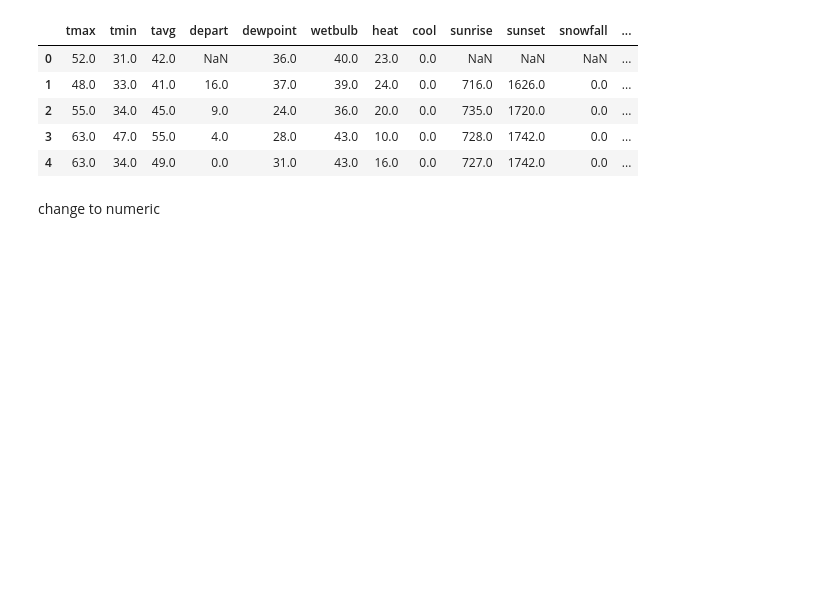
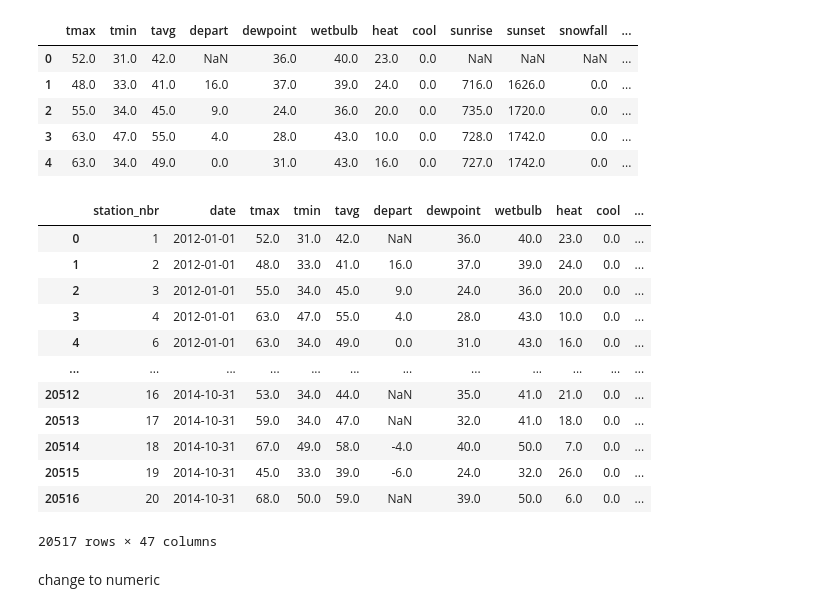
Before and after one commit to T-Sunm/sales_forecasting_xai, a Jupyter notebook: notebooks/wallmart_data/01_preprocessing.ipynb, the cells around one changed output. Cells and saved outputs as stored; diff of their text form; code cells hidden in the pictures; blank space fills up the shorter version.

```diff
--- a/notebooks/wallmart_data/01_preprocessing.ipynb
+++ b/notebooks/wallmart_data/01_preprocessing.ipynb
@@ -374,6 +374,22 @@ df_weather_processed[col_list].head()
 | 2 | 55.0 | 34.0 | 45.0 | 9.0 | 24.0 | 36.0 | 20.0 | 0.0 | 735.0 | 1720.0 | 0.0 | ... |
 | 3 | 63.0 | 47.0 | 55.0 | 4.0 | 28.0 | 43.0 | 10.0 | 0.0 | 728.0 | 1742.0 | 0.0 | ... |
 | 4 | 63.0 | 34.0 | 49.0 | 0.0 | 31.0 | 43.0 | 16.0 | 0.0 | 727.0 | 1742.0 | 0.0 | ... |
+# %%
+df_weather_processed
+# %% [output]
+|  | station_nbr | date | tmax | tmin | tavg | depart | dewpoint | wetbulb | heat | cool | ... |
+| 0 | 1 | 2012-01-01 | 52.0 | 31.0 | 42.0 | NaN | 36.0 | 40.0 | 23.0 | 0.0 | ... |
+| 1 | 2 | 2012-01-01 | 48.0 | 33.0 | 41.0 | 16.0 | 37.0 | 39.0 | 24.0 | 0.0 | ... |
+| 2 | 3 | 2012-01-01 | 55.0 | 34.0 | 45.0 | 9.0 | 24.0 | 36.0 | 20.0 | 0.0 | ... |
+| 3 | 4 | 2012-01-01 | 63.0 | 47.0 | 55.0 | 4.0 | 28.0 | 43.0 | 10.0 | 0.0 | ... |
+| 4 | 6 | 2012-01-01 | 63.0 | 34.0 | 49.0 | 0.0 | 31.0 | 43.0 | 16.0 | 0.0 | ... |
+| ... | ... | ... | ... | ... | ... | ... | ... | ... | ... | ... | ... |
+| 20512 | 16 | 2014-10-31 | 53.0 | 34.0 | 44.0 | NaN | 35.0 | 41.0 | 21.0 | 0.0 | ... |
+| 20513 | 17 | 2014-10-31 | 59.0 | 34.0 | 47.0 | NaN | 32.0 | 41.0 | 18.0 | 0.0 | ... |
+| 20514 | 18 | 2014-10-31 | 67.0 | 49.0 | 58.0 | -4.0 | 40.0 | 50.0 | 7.0 | 0.0 | ... |
+| 20515 | 19 | 2014-10-31 | 45.0 | 33.0 | 39.0 | -6.0 | 24.0 | 32.0 | 26.0 | 0.0 | ... |
+| 20516 | 20 | 2014-10-31 | 68.0 | 50.0 | 59.0 | NaN | 39.0 | 50.0 | 6.0 | 0.0 | ... |
+20517 rows × 47 columns
 # %% [markdown]
 change to numeric
 # %%
```
Also changed, not shown: parts of 8 cells of this notebook, 9 other files.
